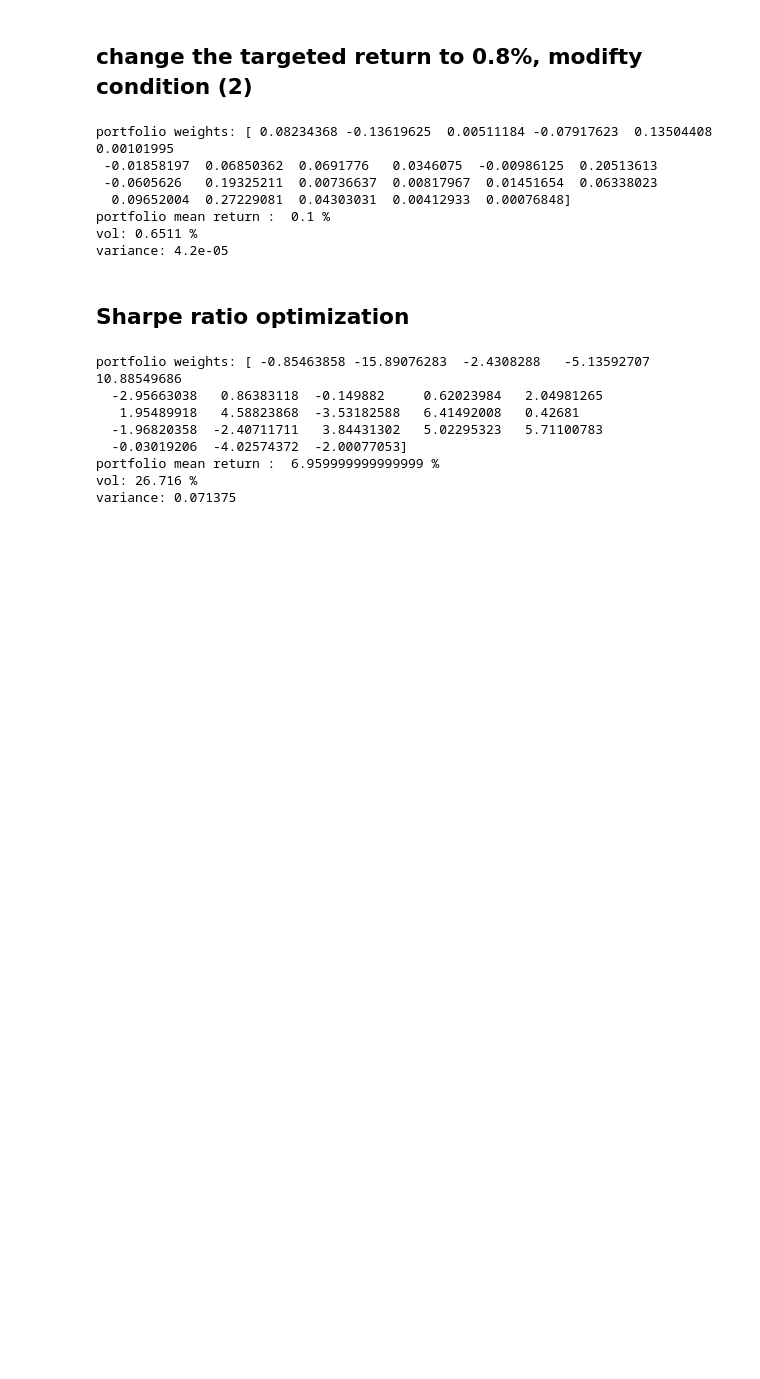
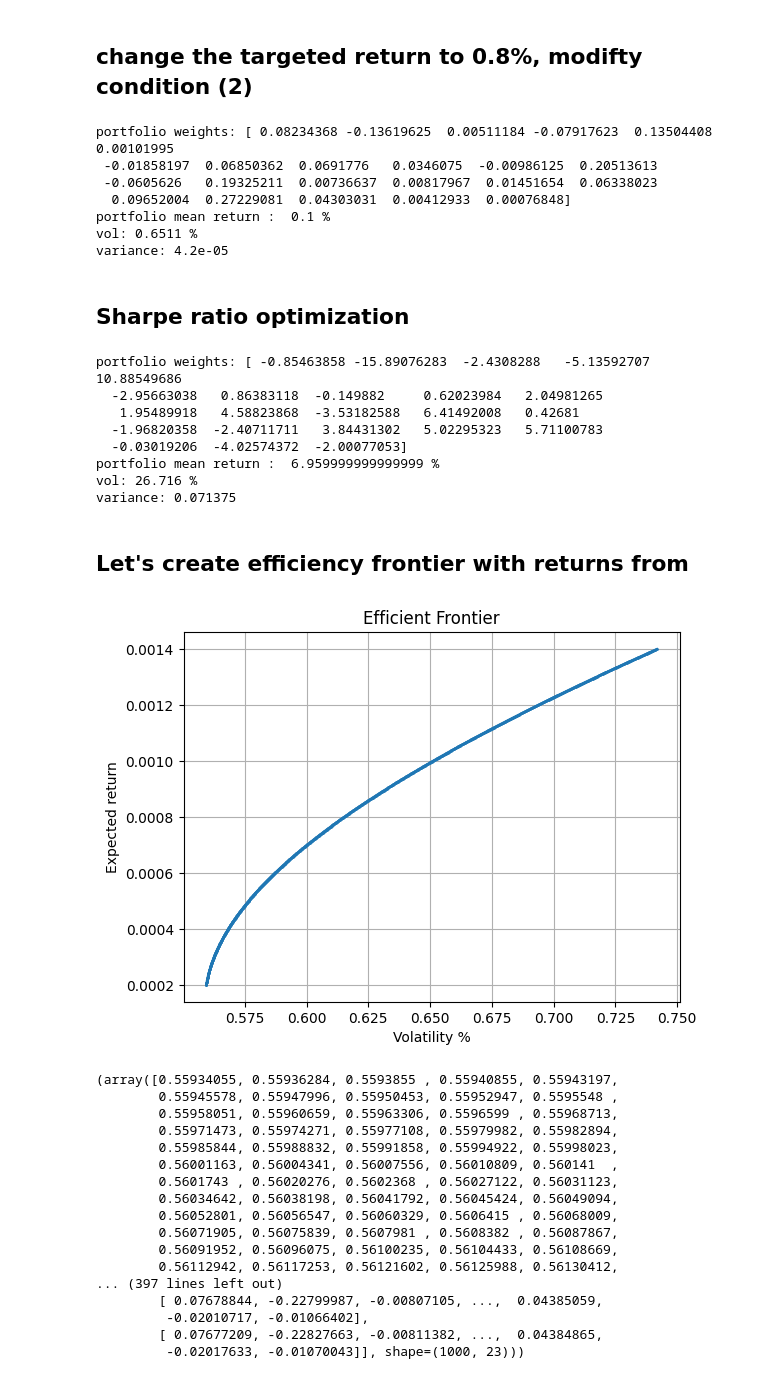
Before and after one commit to conformist89/optim-methods-asset-in-management, a Jupyter notebook: optim-intervace.ipynb, the cells around one changed output. Drawn from its saved outputs; the diff is of its cells as text; code cells hidden in the pictures; blank space fills up the shorter version.

Commit message:
Added Efficient Frontier

```diff
--- a/optim-intervace.ipynb
+++ b/optim-intervace.ipynb
@@ -97,3 +99,7 @@ portfolio weights: [ -0.85463858 -15.89076283  -2.4308288   -5.13592707  10.8854
 portfolio mean return :  6.959999999999999 %
 vol: 26.716 %
 variance: 0.071375
+# %% [markdown]
+## Let's create efficiency frontier with returns from
+# %%
+front_returns = np.linspace(0.0002, 0.0014, 100)
@@ -99,0 +151,21 @@ variance: 0.071375
+# %%
+plot_efficient_frontier(front_returns, mean_return_matrix, cov_matrix)
+# %% [output]
+[figure, added]
+(array([0.55934055, 0.55936284, 0.5593855 , 0.55940855, 0.55943197,
+        0.55945578, 0.55947996, 0.55950453, 0.55952947, 0.5595548 ,
+        0.55958051, 0.55960659, 0.55963306, 0.5596599 , 0.55968713,
+        0.55971473, 0.55974271, 0.55977108, 0.55979982, 0.55982894,
+        0.55985844, 0.55988832, 0.55991858, 0.55994922, 0.55998023,
+        0.56001163, 0.56004341, 0.56007556, 0.56010809, 0.560141  ,
+        0.5601743 , 0.56020276, 0.5602368 , 0.56027122, 0.56031123,
+        0.56034642, 0.56038198, 0.56041792, 0.56045424, 0.56049094,
+        0.56052801, 0.56056547, 0.56060329, 0.5606415 , 0.56068009,
+        0.56071905, 0.56075839, 0.5607981 , 0.5608382 , 0.56087867,
+        0.56091952, 0.56096075, 0.56100235, 0.56104433, 0.56108669,
+        0.56112942, 0.56117253, 0.56121602, 0.56125988, 0.56130412,
+... (397 lines left out)
+        [ 0.07678844, -0.22799987, -0.00807105, ...,  0.04385059,
+         -0.02010717, -0.01066402],
+        [ 0.07677209, -0.22827663, -0.00811382, ...,  0.04384865,
+         -0.02017633, -0.01070043]], shape=(1000, 23)))
```
Also changed, not shown: parts of 2 cells of this notebook.
